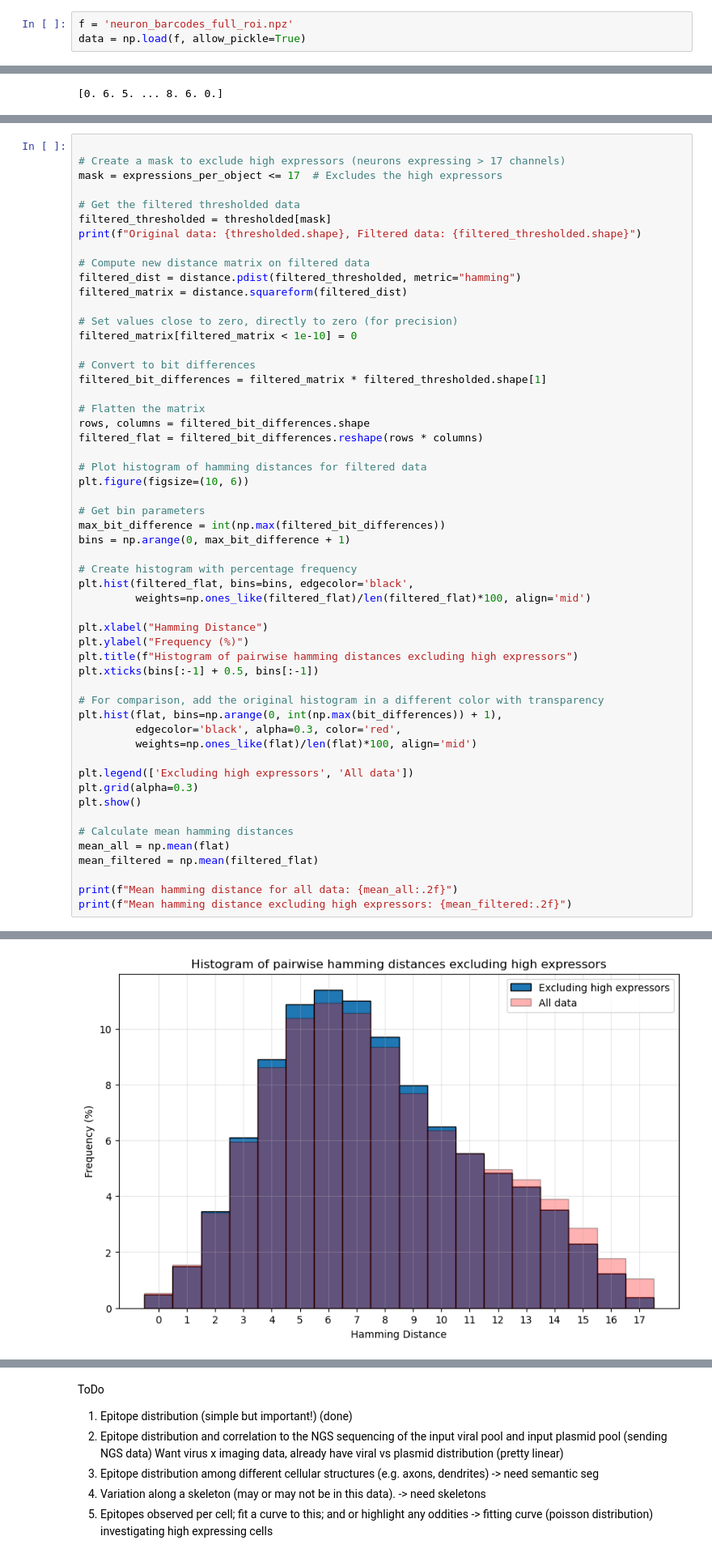
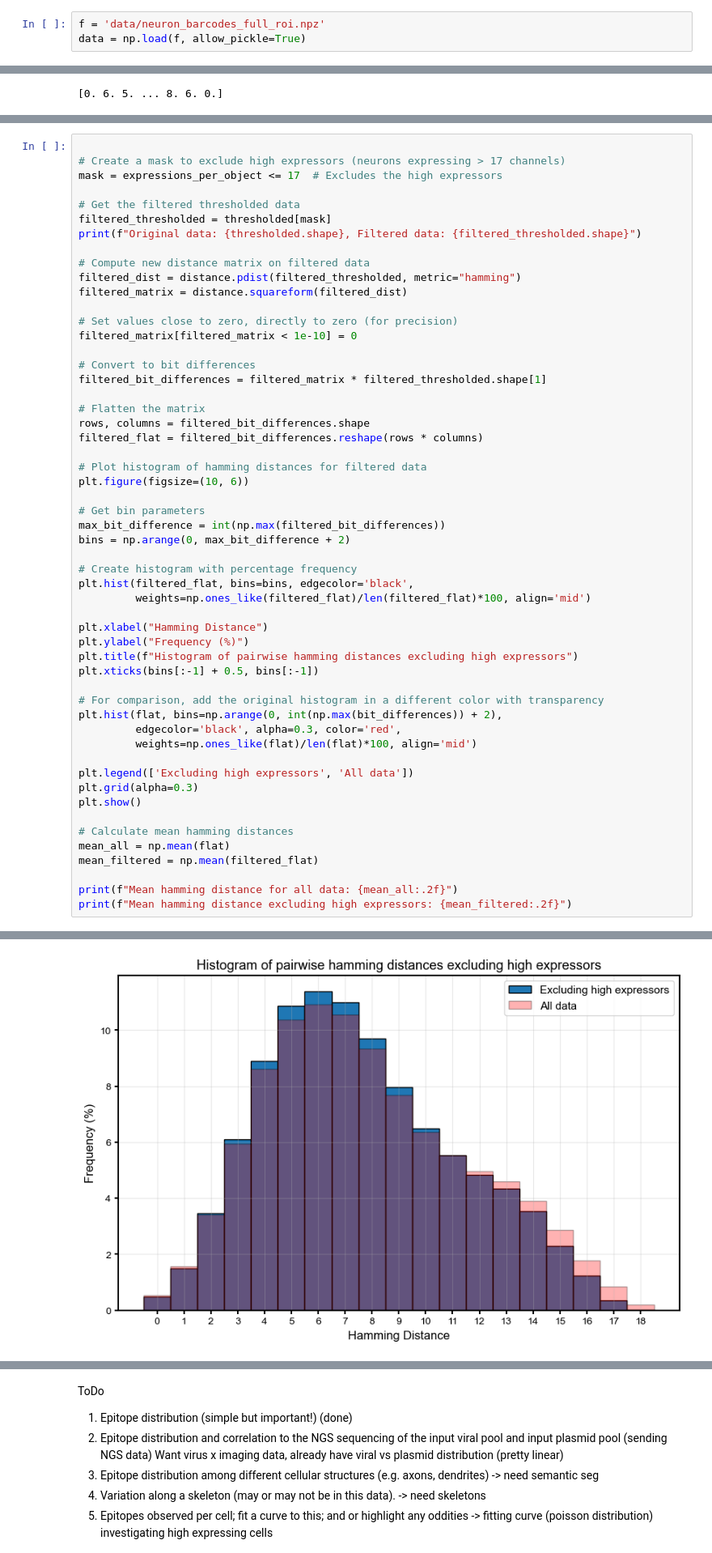
Before and after one commit to e11bio/Preprint-Barcode-Analysis, a Jupyter notebook: (full)250225-barcode_dist.ipynb, the cells around one changed output, grey strips where cells are left out. Shown at 81% size. Drawn from its saved outputs; the diff is of its cells as text.

```diff
--- a/(full)250225-barcode_dist.ipynb
+++ b/(full)250225-barcode_dist.ipynb
@@ -5,7 +5,7 @@ from scipy.spatial import distance
 import pandas as pd
 from scipy import stats
 # %%
-f = 'neuron_barcodes_full_roi.npz'
+f = 'data/neuron_barcodes_full_roi.npz'
 data = np.load(f, allow_pickle=True)
 # %%
 print(data.files)
@@ -1071,36 +1074,36 @@ filtered_flat = filtered_bit_differences.reshape(rows * columns)
 plt.figure(figsize=(10, 6))
 
 # Get bin parameters
 max_bit_difference = int(np.max(filtered_bit_differences))
-bins = np.arange(0, max_bit_difference + 1)
+bins = np.arange(0, max_bit_difference + 2)
 
 # Create histogram with percentage frequency
 plt.hist(filtered_flat, bins=bins, edgecolor='black',
          weights=np.ones_like(filtered_flat)/len(filtered_flat)*100, align='mid')
 
 plt.xlabel("Hamming Distance")
 plt.ylabel("Frequency (%)")
 plt.title(f"Histogram of pairwise hamming distances excluding high expressors")
 plt.xticks(bins[:-1] + 0.5, bins[:-1])
 
 # For comparison, add the original histogram in a different color with transparency
-plt.hist(flat, bins=np.arange(0, int(np.max(bit_differences)) + 1),
+plt.hist(flat, bins=np.arange(0, int(np.max(bit_differences)) + 2),
          edgecolor='black', alpha=0.3, color='red',
          weights=np.ones_like(flat)/len(flat)*100, align='mid')
 
 plt.legend(['Excluding high expressors', 'All data'])
 plt.grid(alpha=0.3)
 plt.show()
 
 # Calculate mean hamming distances
 mean_all = np.mean(flat)
 mean_filtered = np.mean(filtered_flat)
 
 print(f"Mean hamming distance for all data: {mean_all:.2f}")
 print(f"Mean hamming distance excluding high expressors: {mean_filtered:.2f}")
 # %% [output]
 Original data: (1183, 18), Filtered data: (1154, 18)
-[figure, old version]
+[figure, new version]
 Mean hamming distance for all data: 7.84
 Mean hamming distance excluding high expressors: 7.62
 # %% [markdown]
```
Also changed, not shown: parts of 9 cells of this notebook, 19 other files.
